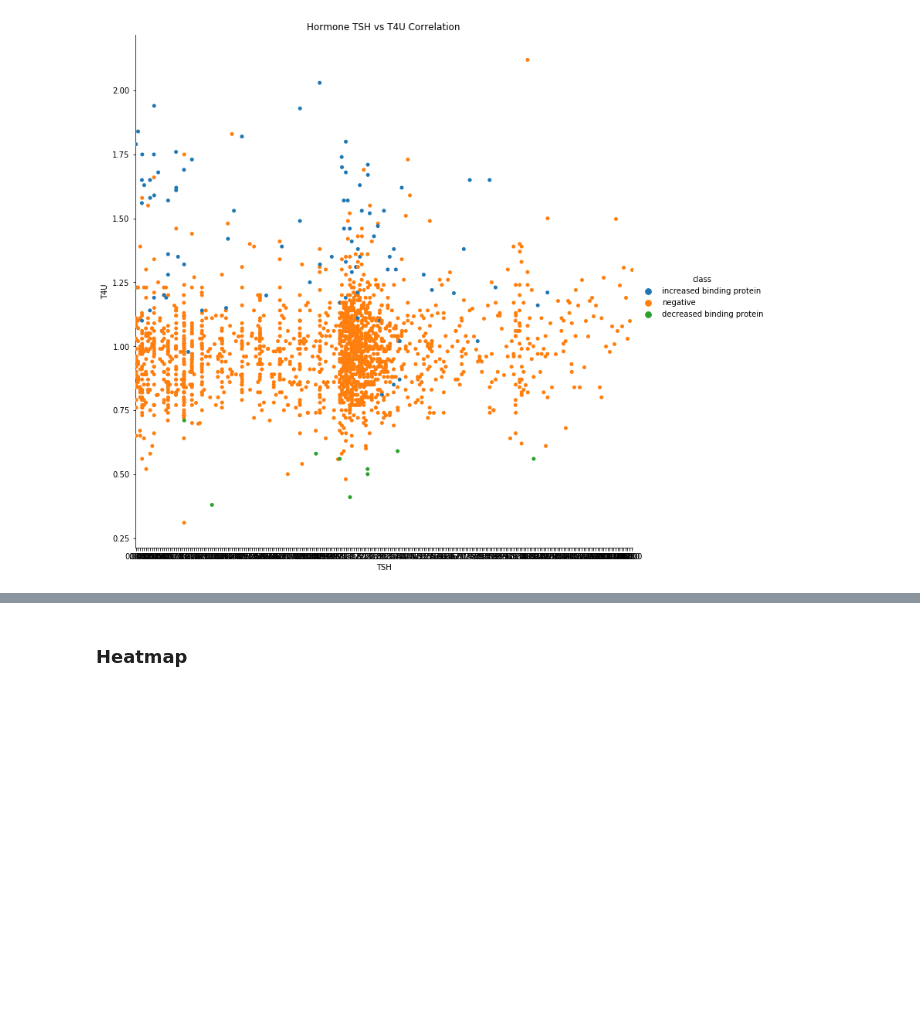
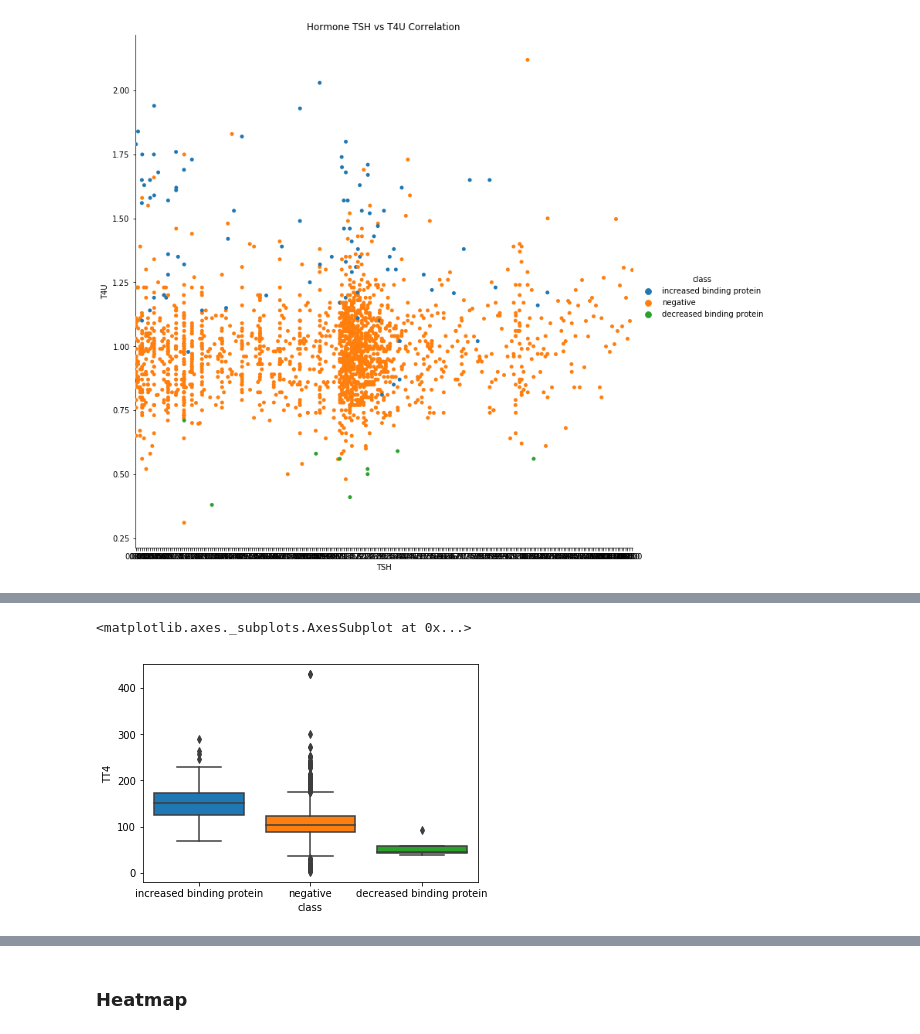
Before and after one commit to PavolGrofcik/INANU, a Jupyter notebook: Data_Analysis.ipynb, the cells around one changed output, grey strips where cells are left out. Saved outputs shown, nothing was run; the diff lists cells and outputs as text; code cells hidden in the pictures; blank space fills up the shorter version.

```diff
--- a/Data_Analysis.ipynb
+++ b/Data_Analysis.ipynb
@@ -231,0 +367,5 @@ Text(0.5, 1.0, 'Hormone TSH vs T4U Correlation')
+# %%
+sns.boxplot(x="class", y = "TT4", data=pd_other,saturation=True)
+# %% [output]
+<matplotlib.axes._subplots.AxesSubplot at 0x...>
+[figure, added]
```
Also changed, not shown: parts of 39 cells of this notebook, 1 other file.
